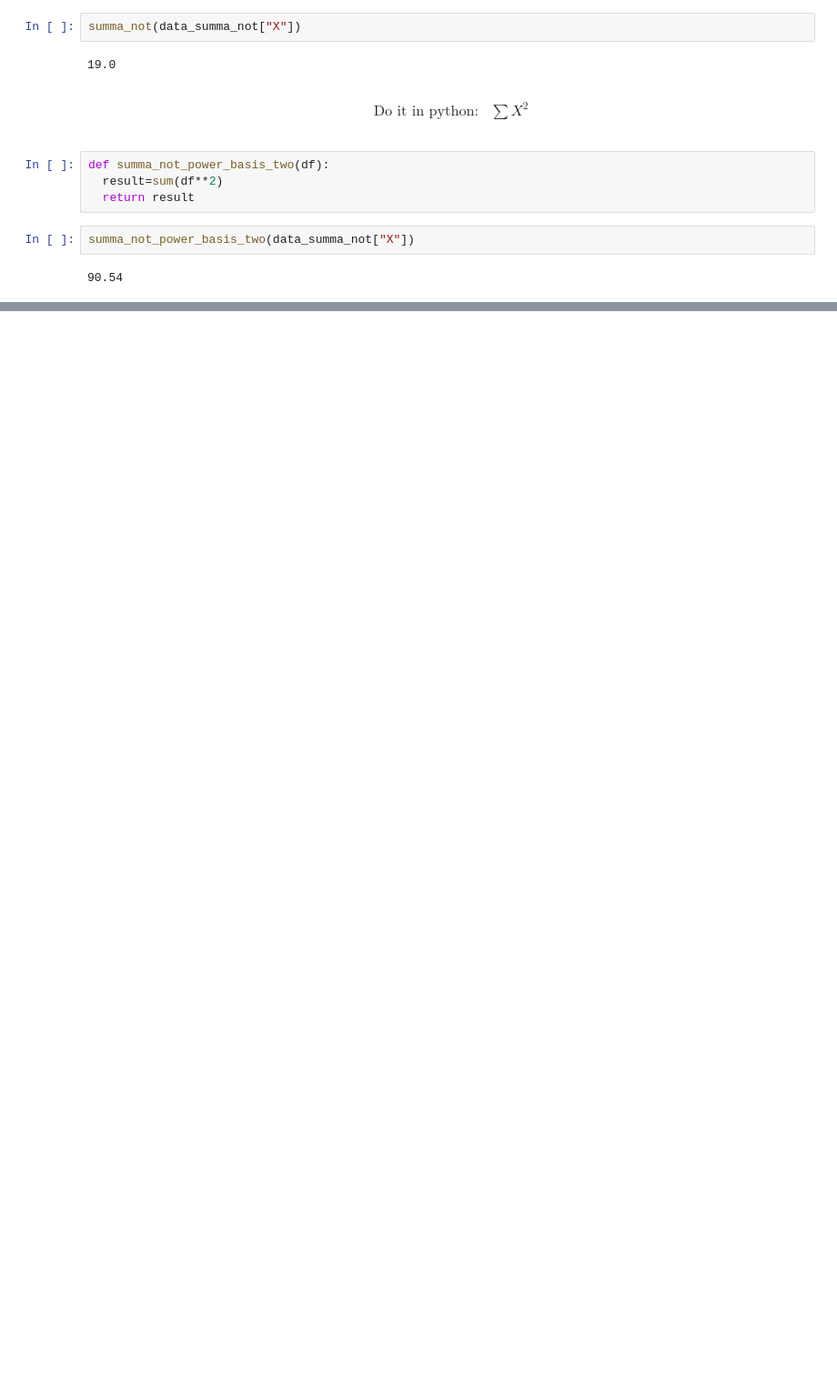
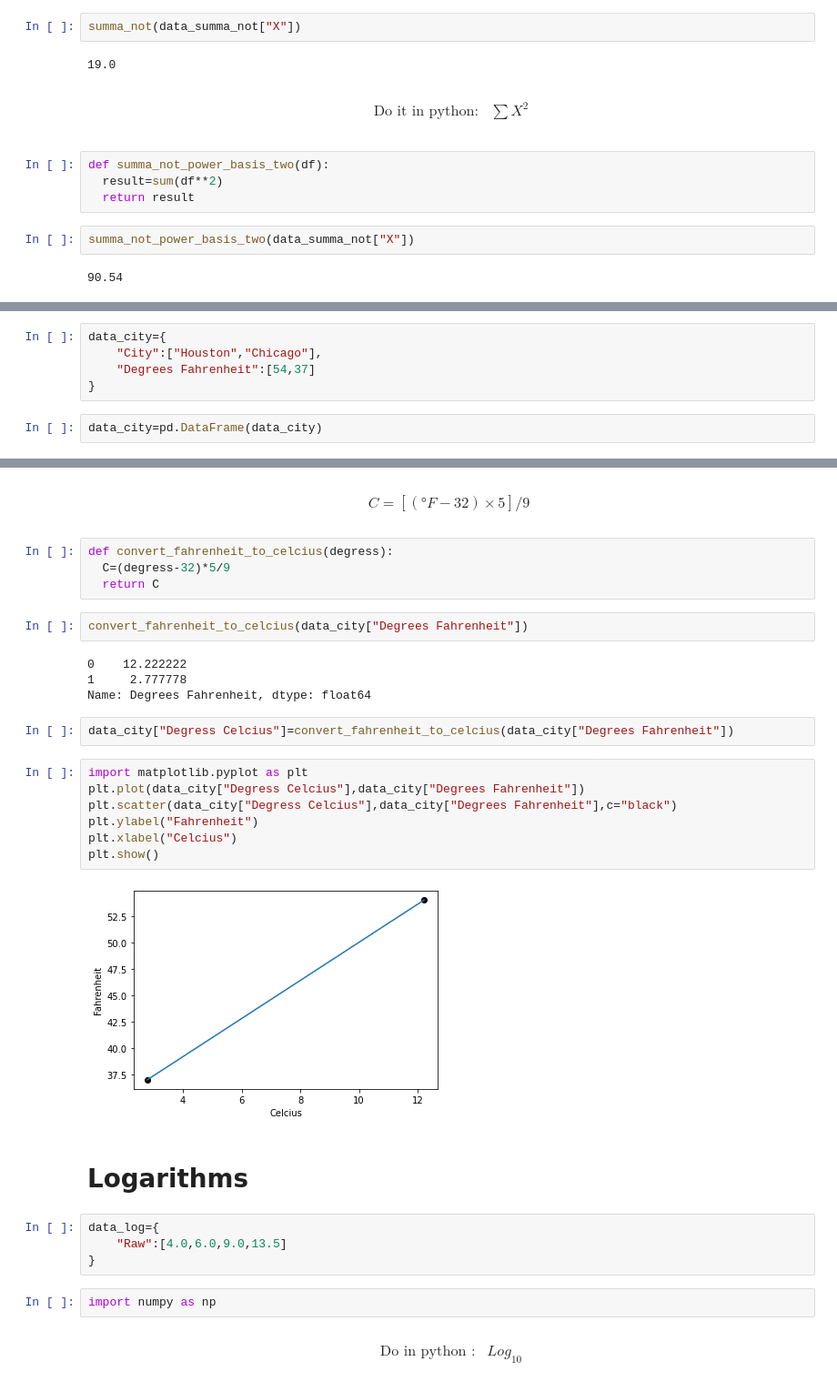
Before and after one commit to ackermanjayjay/walkhtrough-ai, a Jupyter notebook: Statistic/Statistic.ipynb, the cells around one changed output, grey strips where cells are left out. Shown: that part at 91% size. Drawn from its saved outputs; the diff is of its cells as text; blank space fills up the shorter version.

```diff
--- a/Statistic/Statistic.ipynb
+++ b/Statistic/Statistic.ipynb
@@ -94,0 +97,7 @@ summa_not_power_basis_two(data_summa_not["X"])
+# %%
+data_city={
+    "City":["Houston","Chicago"],
+    "Degrees Fahrenheit":[54,37]
+}
+# %%
+data_city=pd.DataFrame(data_city)
@@ -94,0 +110,38 @@ summa_not_power_basis_two(data_summa_not["X"])
+# %% [markdown]
+\begin{align}
+    &C = [(°F-32)×5]/9
+\end{align}
+# %%
+def convert_fahrenheit_to_celcius(degress):
+  C=(degress-32)*5/9
+  return C
+# %%
+convert_fahrenheit_to_celcius(data_city["Degrees Fahrenheit"])
+# %% [output]
+0    12.222222
+1     2.777778
+Name: Degrees Fahrenheit, dtype: float64
+# %%
+data_city["Degress Celcius"]=convert_fahrenheit_to_celcius(data_city["Degrees Fahrenheit"])
+# %%
+import matplotlib.pyplot as plt
+plt.plot(data_city["Degress Celcius"],data_city["Degrees Fahrenheit"])
+plt.scatter(data_city["Degress Celcius"],data_city["Degrees Fahrenheit"],c="black")
+plt.ylabel("Fahrenheit")
+plt.xlabel("Celcius")
+plt.show()
+# %% [output]
+[figure, added]
+# %% [markdown]
+# Logarithms
+# %%
+data_log={
+    "Raw":[4.0,6.0,9.0,13.5]
+}
+# %%
+import numpy as np
+# %% [markdown]
+\begin{align}
+    &\text {Do in python :}
+    &Log_{10}
+\end{align}
```
Also changed, not shown: parts of 5 cells of this notebook.
